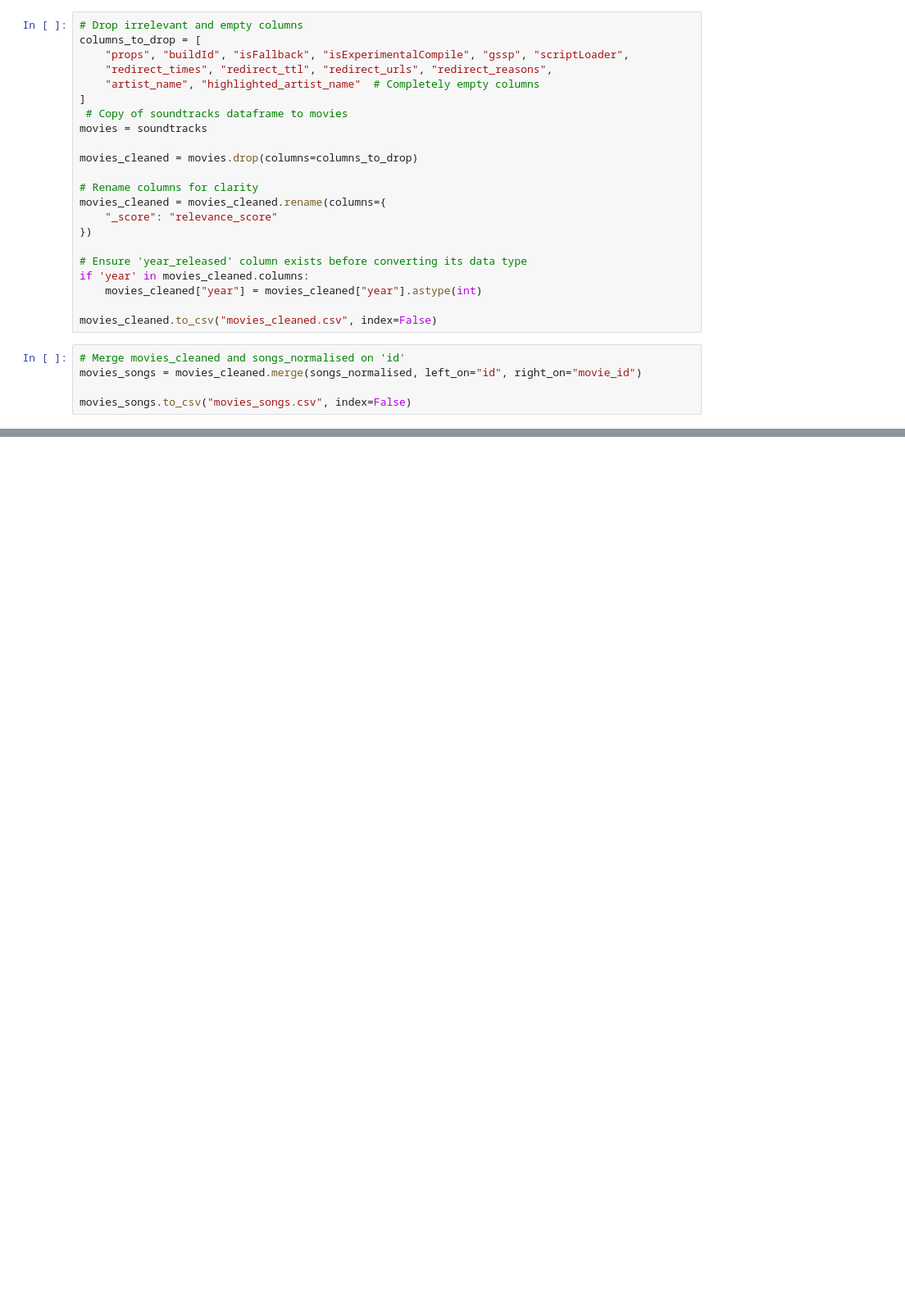
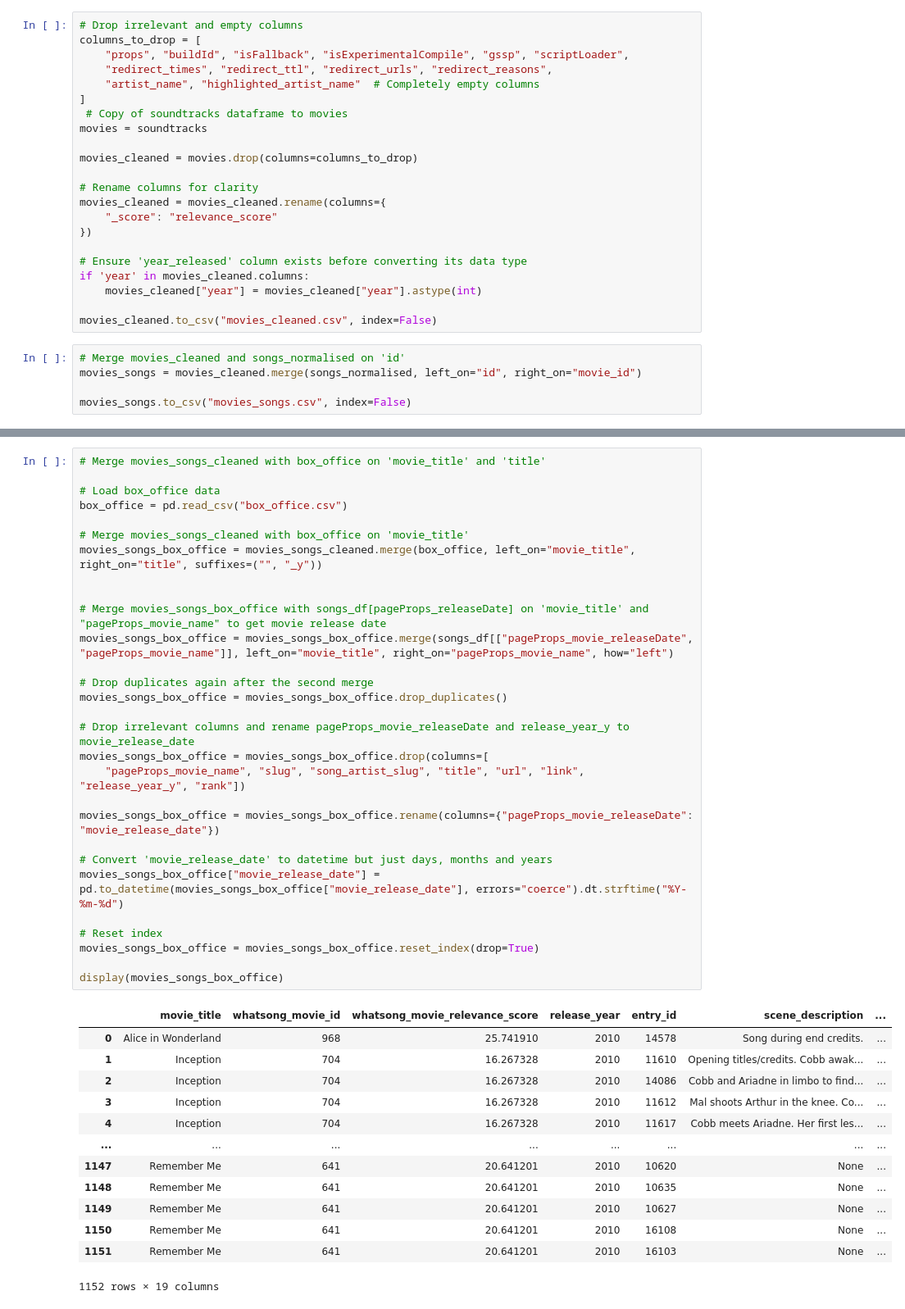
Before and after one commit to daniel-mcc-code/what_song_scraper, a Jupyter notebook: what_song/what_song.ipynb, the cells around one changed output, grey strips where cells are left out. Shown at 82% size. Drawn from its saved outputs; the diff is of its cells as text; blank space fills up the shorter version.

```diff
--- a/what_song/what_song.ipynb
+++ b/what_song/what_song.ipynb
@@ -143,0 +106,43 @@ movies_songs_box_office
+# %%
+# Merge movies_songs_cleaned with box_office on 'movie_title' and 'title'
+
+# Load box_office data
+box_office = pd.read_csv("box_office.csv")
+
+# Merge movies_songs_cleaned with box_office on 'movie_title'
+movies_songs_box_office = movies_songs_cleaned.merge(box_office, left_on="movie_title", right_on="title", suffixes=("", "_y"))
+
+
+# Merge movies_songs_box_office with songs_df[pageProps_releaseDate] on 'movie_title' and "pageProps_movie_name" to get movie release date
+movies_songs_box_office = movies_songs_box_office.merge(songs_df[["pageProps_movie_releaseDate", "pageProps_movie_name"]], left_on="movie_title", right_on="pageProps_movie_name", how="left")
+
+# Drop duplicates again after the second merge
+movies_songs_box_office = movies_songs_box_office.drop_duplicates()
+
+# Drop irrelevant columns and rename pageProps_movie_releaseDate and release_year_y to movie_release_date
+movies_songs_box_office = movies_songs_box_office.drop(columns=[
+    "pageProps_movie_name", "slug", "song_artist_slug", "title", "url", "link", "release_year_y", "rank"])
+
+movies_songs_box_office = movies_songs_box_office.rename(columns={"pageProps_movie_releaseDate": "movie_release_date"})
+
+# Convert 'movie_release_date' to datetime but just days, months and years
+movies_songs_box_office["movie_release_date"] = pd.to_datetime(movies_songs_box_office["movie_release_date"], errors="coerce").dt.strftime("%Y-%m-%d")
+
+# Reset index
+movies_songs_box_office = movies_songs_box_office.reset_index(drop=True)
+
+display(movies_songs_box_office)
+# %% [output]
+|  | movie_title | whatsong_movie_id | whatsong_movie_relevance_score | release_year | entry_id | scene_description | ... |
+| 0 | Alice in Wonderland | 968 | 25.741910 | 2010 | 14578 | Song during end credits. | ... |
+| 1 | Inception | 704 | 16.267328 | 2010 | 11610 | Opening titles/credits. Cobb awak... | ... |
+| 2 | Inception | 704 | 16.267328 | 2010 | 14086 | Cobb and Ariadne in limbo to find... | ... |
+| 3 | Inception | 704 | 16.267328 | 2010 | 11612 | Mal shoots Arthur in the knee. Co... | ... |
+| 4 | Inception | 704 | 16.267328 | 2010 | 11617 | Cobb meets Ariadne. Her first les... | ... |
+| ... | ... | ... | ... | ... | ... | ... | ... |
+| 1147 | Remember Me | 641 | 20.641201 | 2010 | 10620 | None | ... |
+| 1148 | Remember Me | 641 | 20.641201 | 2010 | 10635 | None | ... |
+| 1149 | Remember Me | 641 | 20.641201 | 2010 | 10627 | None | ... |
+| 1150 | Remember Me | 641 | 20.641201 | 2010 | 16108 | None | ... |
+| 1151 | Remember Me | 641 | 20.641201 | 2010 | 16103 | None | ... |
+1152 rows × 19 columns
```
Also changed, not shown: parts of 5 cells of this notebook, 7 other files.
